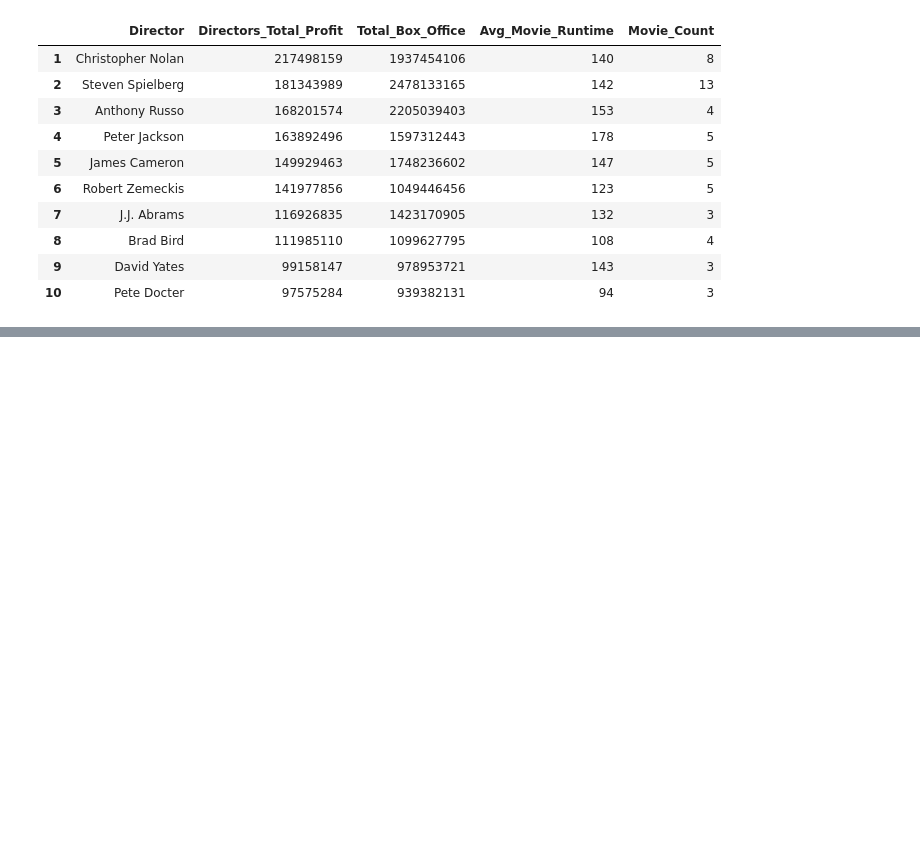
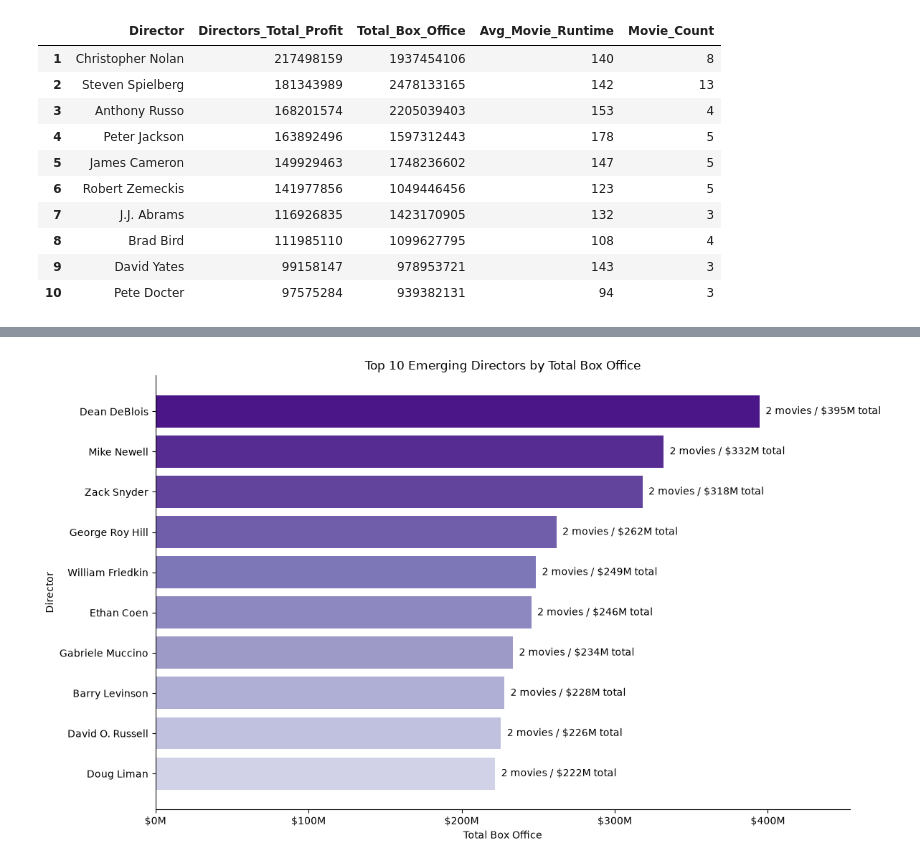
Before and after one commit to aslbektheanalyst/Portfolio_DA, a Jupyter notebook: movie_analysis/4directors.ipynb, the cells around one changed output, grey strips where cells are left out. Saved outputs shown, nothing was run; the diff lists cells and outputs as text; code cells hidden in the pictures; blank space fills up the shorter version.

```diff
--- a/movie_analysis/4directors.ipynb
+++ b/movie_analysis/4directors.ipynb
@@ -275,0 +326,58 @@ plt.show()
+# %%
+plot_df = (
+    dir_df[dir_df["director_profile"] == "Emerging"]
+    .groupby("Director")
+    .agg(
+        Movie_Count=("Gross", "count"),
+        Total_Gross=("Gross", "sum")
+    )
+    .sort_values("Total_Gross")
+    .tail(10)
+    .reset_index()
+)
+
+plt.figure(figsize=(12, 7))
+
+colors = sns.color_palette(
+    "Purples",
+    n_colors=len(plot_df) + 3
+)[3:]
+
+bars = plt.barh(
+    plot_df["Director"],
+    plot_df["Total_Gross"],
+    color=colors
+)
+
+for bar, movies, total in zip(
+    bars,
+    plot_df["Movie_Count"],
+    plot_df["Total_Gross"]
+):
+    plt.text(
+        bar.get_width() + plot_df["Total_Gross"].max() * 0.01,
+        bar.get_y() + bar.get_height() / 2,
+        f"{movies} movies / {format_money(total)} total",
+        va="center"
+    )
+
+plt.xlabel("Total Box Office")
+plt.ylabel("Director")
+plt.title("Top 10 Emerging Directors by Total Box Office")
+
+ax = plt.gca()
+
+ax.xaxis.set_major_formatter(
+    FuncFormatter(lambda x, _: format_money(x))
+)
+
+plt.xlim(
+    0,
+    plot_df["Total_Gross"].max() * 1.15
+)
+
+sns.despine()
+plt.tight_layout()
+plt.show()
+# %% [output]
+[figure, added]
```
Also changed, not shown: parts of 4 cells of this notebook, 1 other file.
